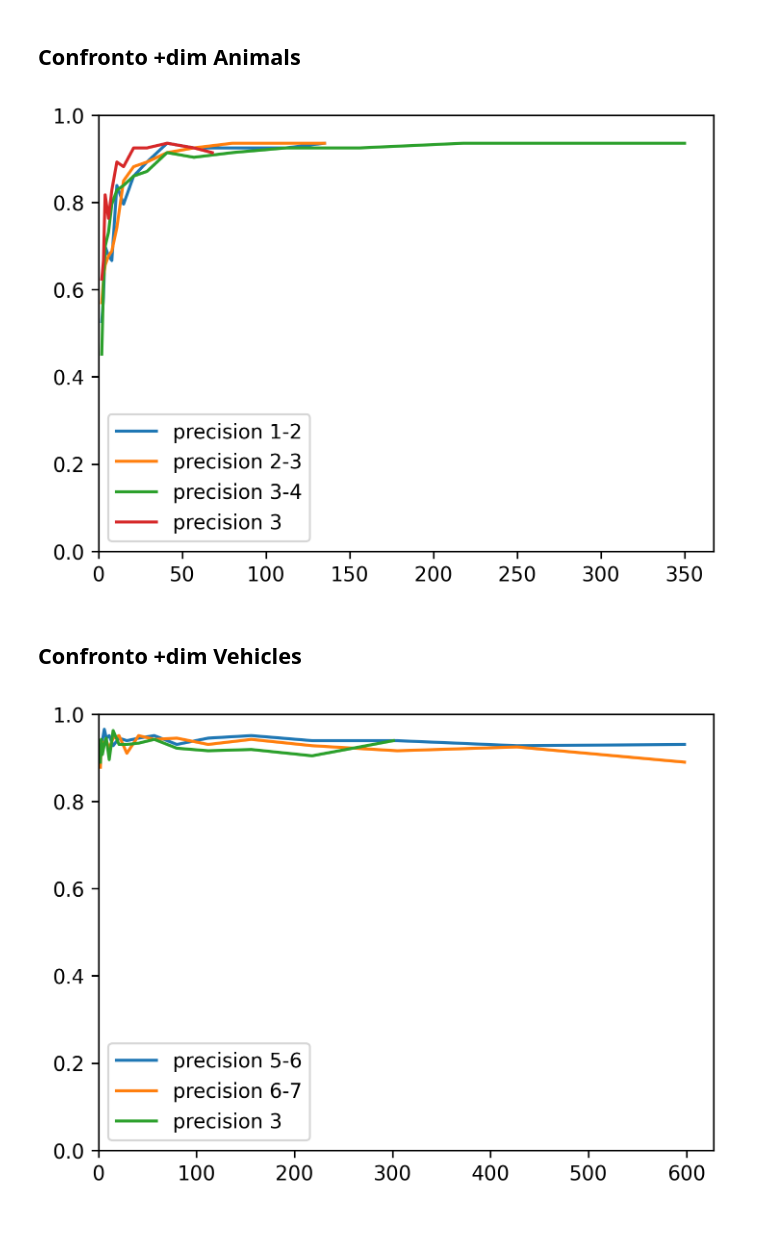
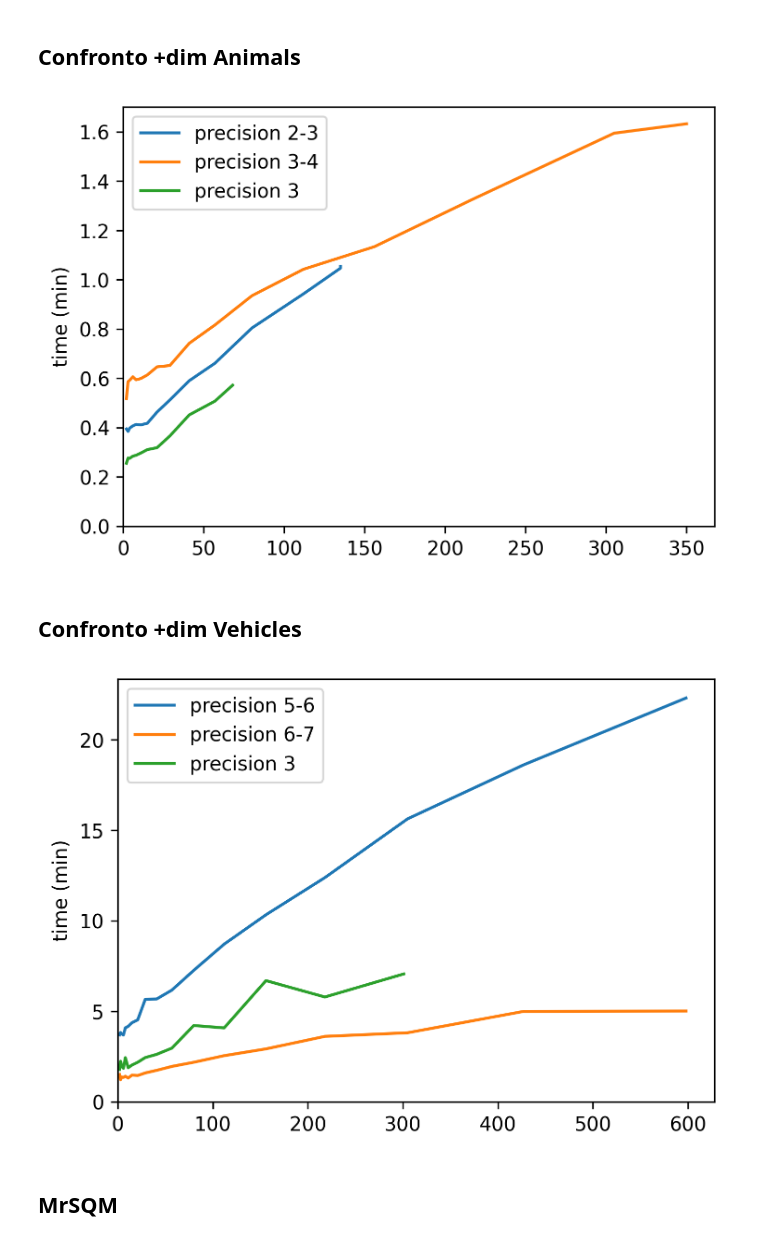
Before and after one commit to cri98li/cri98tj, a Jupyter notebook: Notebooks per grafici/Confronti nostri modelli.ipynb, the cells around one changed output. Cells and saved outputs as stored; diff of their text form; code cells hidden in the pictures.

```diff
--- a/Notebooks per grafici/Confronti nostri modelli.ipynb
+++ b/Notebooks per grafici/Confronti nostri modelli.ipynb
@@ -239,25 +238,24 @@ nMov_RIG1_2 = pd.read_csv("../experiments/Test n_movelet animals RIG 1-2.csv")
 nMov_RIG2_3 = pd.read_csv("../experiments/Test n_movelet animals RIG 2-3.csv")
 nMov_RIG3_4 = pd.read_csv("../experiments/Test n_movelet animals RIG 3-4.csv")
 # %%
+#plt.plot(nMov_RIG1_2.n[:-4], nMov_RIG1_2.acc[:-4], label="precision 1-2")
+plt.plot(nMov_RIG2_3.n[:-3], nMov_RIG2_3.t[:-3]/60000, label="precision 2-3")
+plt.plot(nMov_RIG3_4.n[:-1], nMov_RIG3_4.t[:-1]/60000, label="precision 3-4")
+plt.plot(nMov_RIG3.n[:-6], nMov_RIG3.t[:-6]/60000, label="precision 3")
 
-plt.plot(nMov_RIG1_2.n[:-4], nMov_RIG1_2.acc[:-4], label="precision 1-2")
-plt.plot(nMov_RIG2_3.n[:-3], nMov_RIG2_3.acc[:-3], label="precision 2-3")
-plt.plot(nMov_RIG3_4.n[:-1], nMov_RIG3_4.acc[:-1], label="precision 3-4")
-plt.plot(nMov_RIG3.n[:-6], nMov_RIG3.acc[:-6], label="precision 3")
+plt.ylabel("time (min)")
 
 plt.legend()
-
-plt.legend()
-plt.ylim(ymin=0, ymax=1)
+plt.ylim(ymin=0)
 plt.xlim(xmin=0)
 fig = plt.gcf()
 fig.set_size_inches(5.5, 4)
 fig.set_dpi(300)
-plt.savefig("Animals RIG +dim.pdf", bbox_inches='tight')
+plt.savefig("Animals RIG +dim time.pdf", bbox_inches='tight')
 
 plt.show()
 # %% [output]
-[figure, old version]
+[figure, new version]
 # %% [markdown]
 ## Confronto +dim Vehicles
 # %%
@@ -265,20 +263,24 @@ nMov_RIG6 = pd.read_csv("../experiments/Test n_movelet vehicle RIG 6.csv")
 nMov_RIG6_7 = pd.read_csv("../experiments/Test n_movelet vehicle RIG 6-7.csv")
 nMov_RIG5_6 = pd.read_csv("../experiments/Test n_movelet vehicle RIG 5-6.csv")
 # %%
-plt.plot(nMov_RIG5_6.n, nMov_RIG5_6.acc, label="precision 5-6")
-plt.plot(nMov_RIG6_7.n, nMov_RIG6_7.acc, label="precision 6-7")
-plt.plot(nMov_RIG6.n[:-2], nMov_RIG6.acc[:-2]*5/3, label="precision 3")
+plt.plot(nMov_RIG5_6.n, nMov_RIG5_6.t/60000, label="precision 5-6")
+plt.plot(nMov_RIG6_7.n, nMov_RIG6_7.t/60000, label="precision 6-7")
+plt.plot(nMov_RIG6.n[:-2], nMov_RIG6.t[:-2]*5/3 /60000, label="precision 3")
 
 plt.legend()
 
+plt.ylabel("time (min)")
+
 plt.legend()
-plt.ylim(ymin=0, ymax=1)
+plt.ylim(ymin=0)
 plt.xlim(xmin=0)
 fig = plt.gcf()
 fig.set_size_inches(5.5, 4)
 fig.set_dpi(300)
-plt.savefig("Vehicles RIG +dim.pdf", bbox_inches='tight')
+plt.savefig("Vehicles RIG +dim time.pdf", bbox_inches='tight')
 
 plt.show()
 # %% [output]
-[figure, old version]
+[figure, new version]
+# %% [markdown]
+## MrSQM
```
Also changed, not shown: parts of 4 cells of this notebook, 23 other files.
